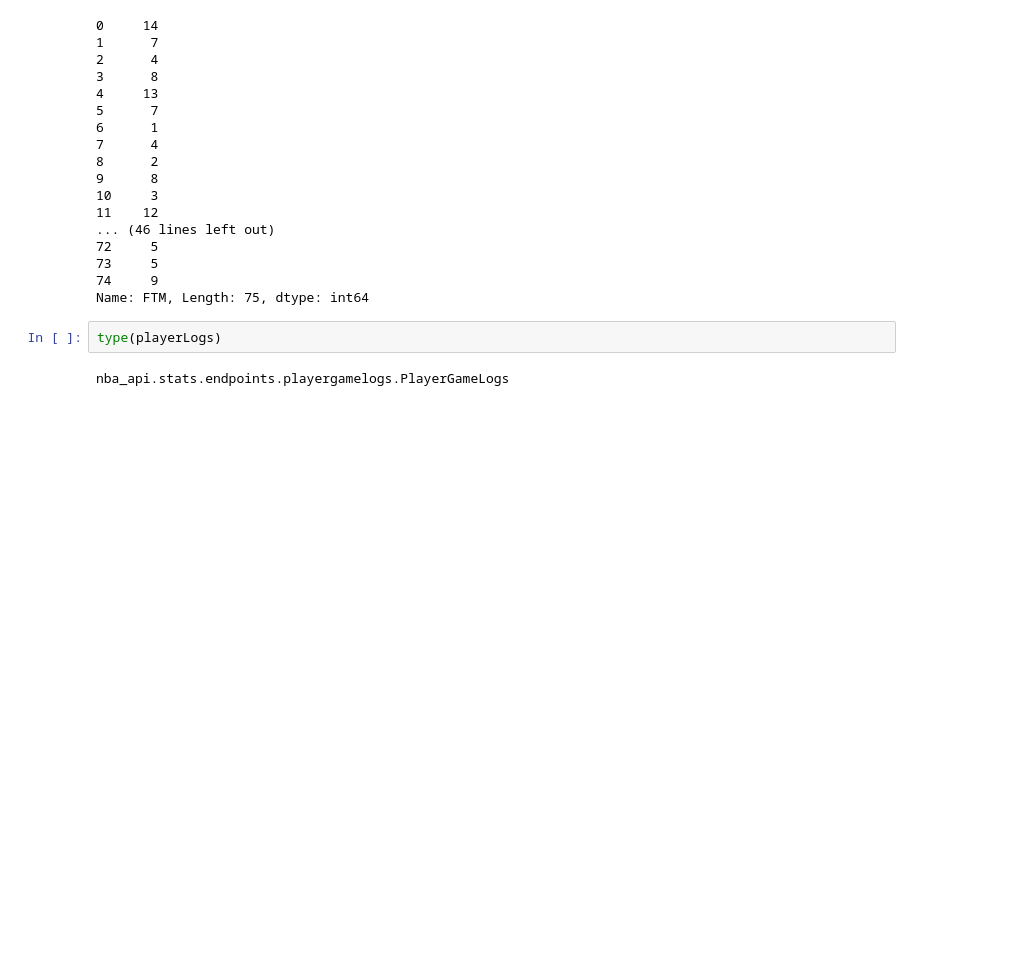
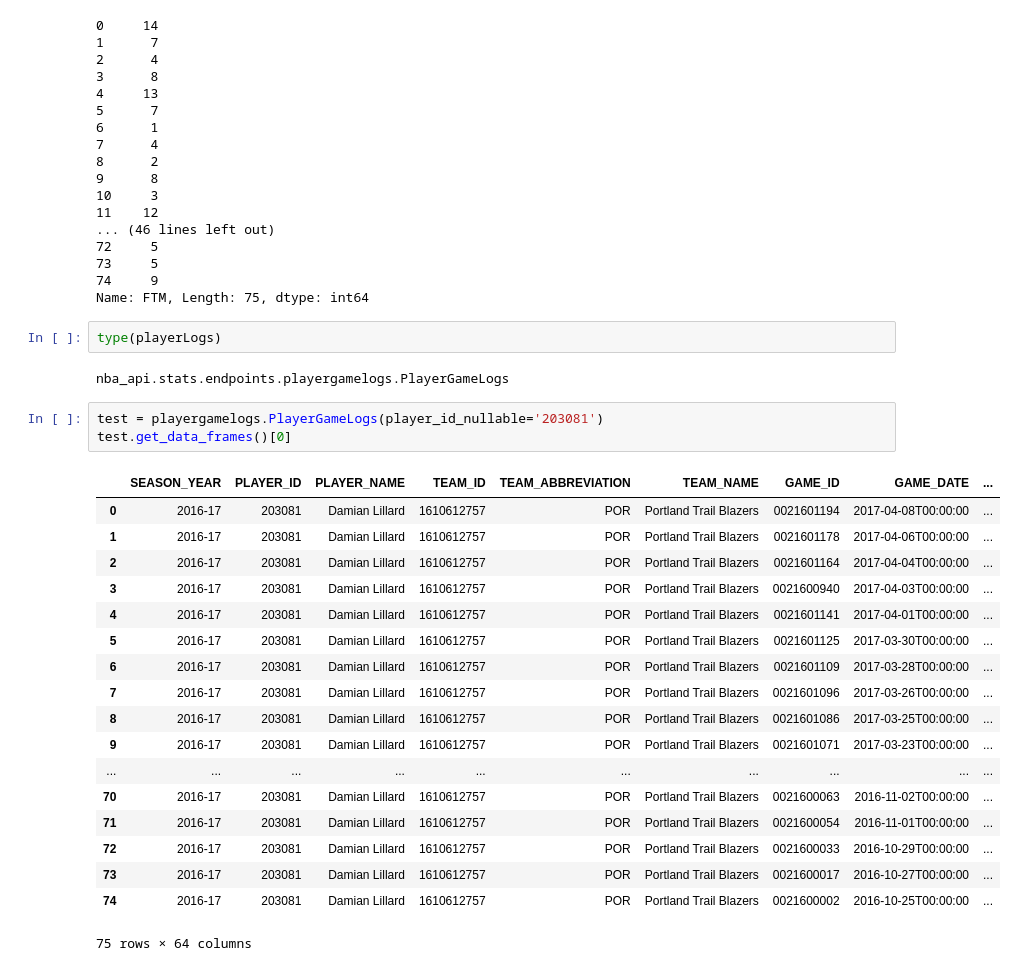
Before and after one commit to RohanPankaj/NBA-Prediction, a Jupyter notebook: Playing-with-NBA-API.ipynb, the cells around one changed output. Drawn from its saved outputs; the diff is of its cells as text; blank space fills up the shorter version.

```diff
--- a/Playing-with-NBA-API.ipynb
+++ b/Playing-with-NBA-API.ipynb
@@ -111,3 +111,25 @@ Name: FTM, Length: 75, dtype: int64
 type(playerLogs)
 # %% [output]
 nba_api.stats.endpoints.playergamelogs.PlayerGameLogs
+# %%
+test = playergamelogs.PlayerGameLogs(player_id_nullable='203081')
+test.get_data_frames()[0]
+# %% [output]
+|  | SEASON_YEAR | PLAYER_ID | PLAYER_NAME | TEAM_ID | TEAM_ABBREVIATION | TEAM_NAME | GAME_ID | GAME_DATE | ... |
+| 0 | 2016-17 | 203081 | Damian Lillard | 1610612757 | POR | Portland Trail Blazers | 0021601194 | 2017-04-08T00:00:00 | ... |
+| 1 | 2016-17 | 203081 | Damian Lillard | 1610612757 | POR | Portland Trail Blazers | 0021601178 | 2017-04-06T00:00:00 | ... |
+| 2 | 2016-17 | 203081 | Damian Lillard | 1610612757 | POR | Portland Trail Blazers | 0021601164 | 2017-04-04T00:00:00 | ... |
+| 3 | 2016-17 | 203081 | Damian Lillard | 1610612757 | POR | Portland Trail Blazers | 0021600940 | 2017-04-03T00:00:00 | ... |
+| 4 | 2016-17 | 203081 | Damian Lillard | 1610612757 | POR | Portland Trail Blazers | 0021601141 | 2017-04-01T00:00:00 | ... |
+| 5 | 2016-17 | 203081 | Damian Lillard | 1610612757 | POR | Portland Trail Blazers | 0021601125 | 2017-03-30T00:00:00 | ... |
+| 6 | 2016-17 | 203081 | Damian Lillard | 1610612757 | POR | Portland Trail Blazers | 0021601109 | 2017-03-28T00:00:00 | ... |
+| 7 | 2016-17 | 203081 | Damian Lillard | 1610612757 | POR | Portland Trail Blazers | 0021601096 | 2017-03-26T00:00:00 | ... |
+| 8 | 2016-17 | 203081 | Damian Lillard | 1610612757 | POR | Portland Trail Blazers | 0021601086 | 2017-03-25T00:00:00 | ... |
+| 9 | 2016-17 | 203081 | Damian Lillard | 1610612757 | POR | Portland Trail Blazers | 0021601071 | 2017-03-23T00:00:00 | ... |
+| ... | ... | ... | ... | ... | ... | ... | ... | ... | ... |
+| 70 | 2016-17 | 203081 | Damian Lillard | 1610612757 | POR | Portland Trail Blazers | 0021600063 | 2016-11-02T00:00:00 | ... |
+| 71 | 2016-17 | 203081 | Damian Lillard | 1610612757 | POR | Portland Trail Blazers | 0021600054 | 2016-11-01T00:00:00 | ... |
+| 72 | 2016-17 | 203081 | Damian Lillard | 1610612757 | POR | Portland Trail Blazers | 0021600033 | 2016-10-29T00:00:00 | ... |
+| 73 | 2016-17 | 203081 | Damian Lillard | 1610612757 | POR | Portland Trail Blazers | 0021600017 | 2016-10-27T00:00:00 | ... |
+| 74 | 2016-17 | 203081 | Damian Lillard | 1610612757 | POR | Portland Trail Blazers | 0021600002 | 2016-10-25T00:00:00 | ... |
+75 rows × 64 columns
```
